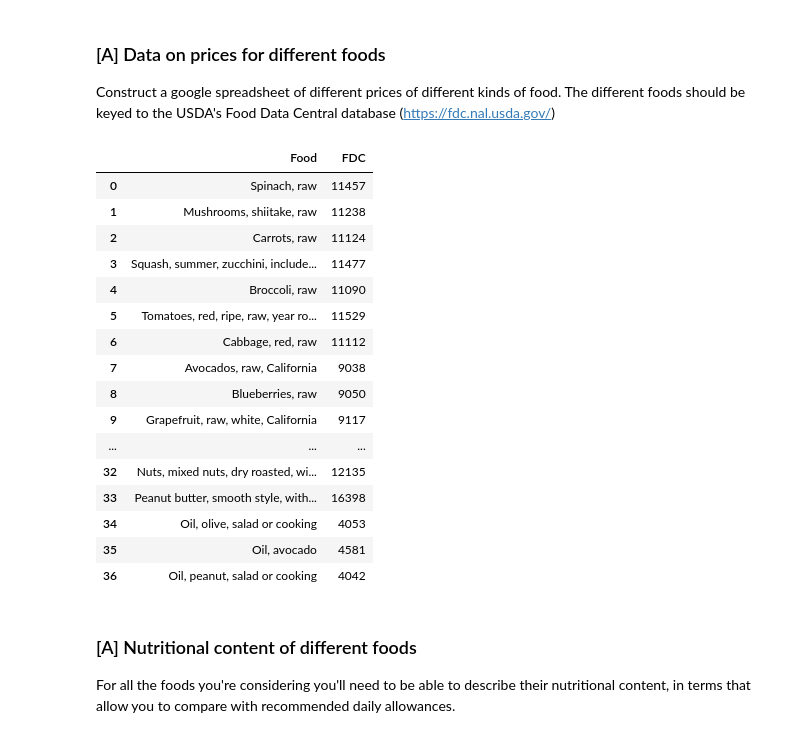
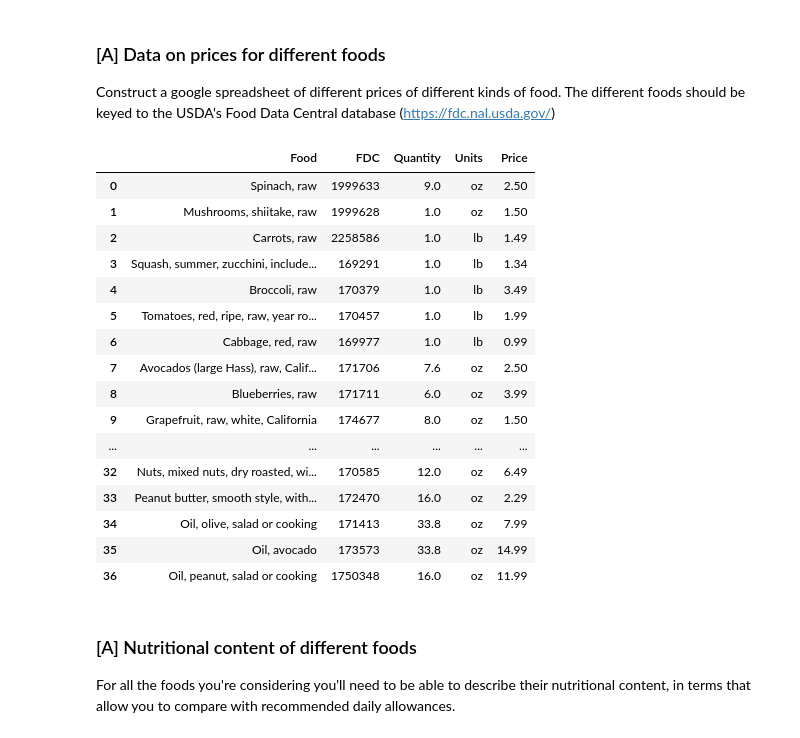
Before and after one commit to eddieguo-1128/EEP153_Proj2, a Jupyter notebook: Proj2_Code.ipynb, the cells around one changed output. Drawn from its saved outputs; the diff is of its cells as text; code cells hidden in the pictures.

```diff
--- a/Proj2_Code.ipynb
+++ b/Proj2_Code.ipynb
@@ -117,26 +119,26 @@ Name: M 19-30, dtype: float64
 Construct a google spreadsheet of different prices of different kinds of food. The different foods should be keyed to the USDA's Food Data Central database (https://fdc.nal.usda.gov/)
 # %%
 food = 'https://docs.google.com/spreadsheets/d/e/2PACX-1vRDIOWlxta4m4S6RldUFn2srNWYSCo9WeNh3CBKIrdpW9c6uJuxqVcBJzsxlRxTNOaAndUq9M1Ksscw/pub?output=xlsx'
-df = pd.read_excel(food,sheet_name='Whole Foods')
-df = df.iloc[:,:2].dropna(subset=['FDC'])
+df = pd.read_excel(food,sheet_name='Sprouts')
+df = df.iloc[:,:5].dropna(subset=['FDC'])
 df = df.reset_index(drop=True)
 df['FDC'] = df['FDC'].astype(int)
 df
 # %% [output]
-|  | Food | FDC |
-| 0 | Spinach, raw | 11457 |
-| 1 | Mushrooms, shiitake, raw | 11238 |
-| 2 | Carrots, raw | 11124 |
-| 3 | Squash, summer, zucchini, include... | 11477 |
-| 4 | Broccoli, raw | 11090 |
-| 5 | Tomatoes, red, ripe, raw, year ro... | 11529 |
-| 6 | Cabbage, red, raw | 11112 |
-| 7 | Avocados, raw, California | 9038 |
-| 8 | Blueberries, raw | 9050 |
-| 9 | Grapefruit, raw, white, California | 9117 |
-| ... | ... | ... |
-| 32 | Nuts, mixed nuts, dry roasted, wi... | 12135 |
-| 33 | Peanut butter, smooth style, with... | 16398 |
-| 34 | Oil, olive, salad or cooking | 4053 |
-| 35 | Oil, avocado | 4581 |
-| 36 | Oil, peanut, salad or cooking | 4042 |
+|  | Food | FDC | Quantity | Units | Price |
+| 0 | Spinach, raw | 1999633 | 9.0 | oz | 2.50 |
+| 1 | Mushrooms, shiitake, raw | 1999628 | 1.0 | oz | 1.50 |
+| 2 | Carrots, raw | 2258586 | 1.0 | lb | 1.49 |
+| 3 | Squash, summer, zucchini, include... | 169291 | 1.0 | lb | 1.34 |
+| 4 | Broccoli, raw | 170379 | 1.0 | lb | 3.49 |
+| 5 | Tomatoes, red, ripe, raw, year ro... | 170457 | 1.0 | lb | 1.99 |
+| 6 | Cabbage, red, raw | 169977 | 1.0 | lb | 0.99 |
+| 7 | Avocados (large Hass), raw, Calif... | 171706 | 7.6 | oz | 2.50 |
+| 8 | Blueberries, raw | 171711 | 6.0 | oz | 3.99 |
+| 9 | Grapefruit, raw, white, California | 174677 | 8.0 | oz | 1.50 |
+| ... | ... | ... | ... | ... | ... |
+| 32 | Nuts, mixed nuts, dry roasted, wi... | 170585 | 12.0 | oz | 6.49 |
+| 33 | Peanut butter, smooth style, with... | 172470 | 16.0 | oz | 2.29 |
+| 34 | Oil, olive, salad or cooking | 171413 | 33.8 | oz | 7.99 |
+| 35 | Oil, avocado | 173573 | 33.8 | oz | 14.99 |
+| 36 | Oil, peanut, salad or cooking | 1750348 | 16.0 | oz | 11.99 |
```
Also changed, not shown: parts of 12 cells of this notebook.
